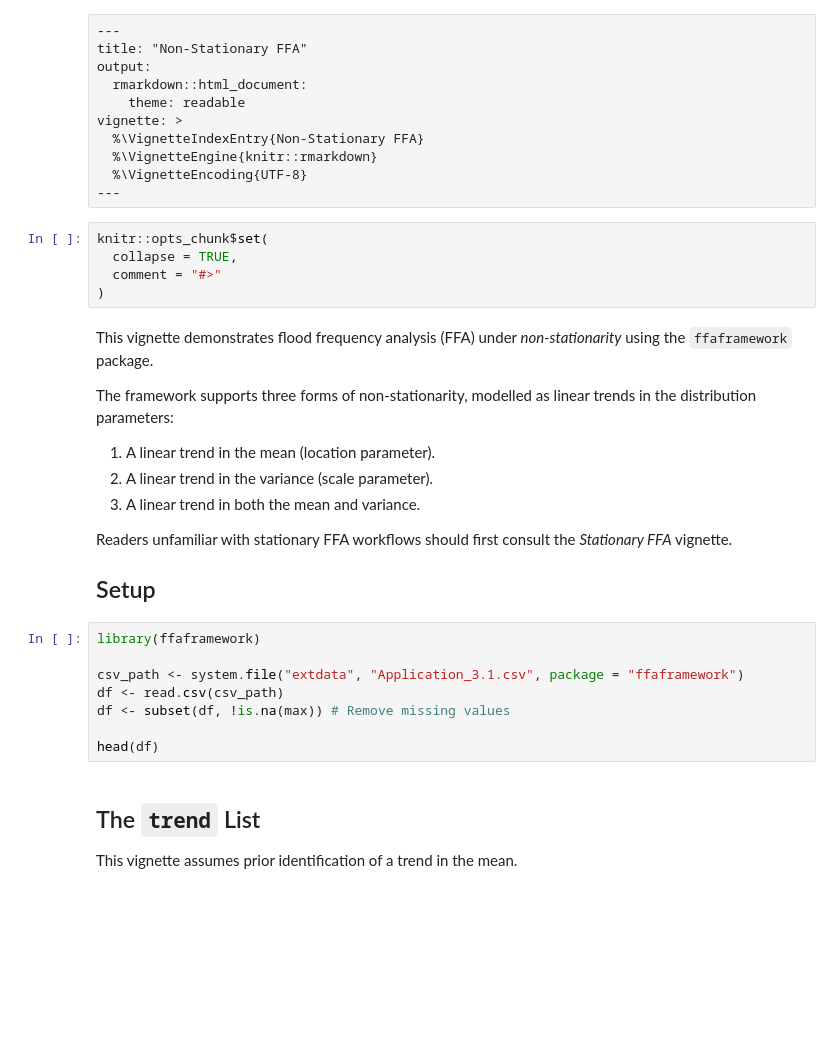
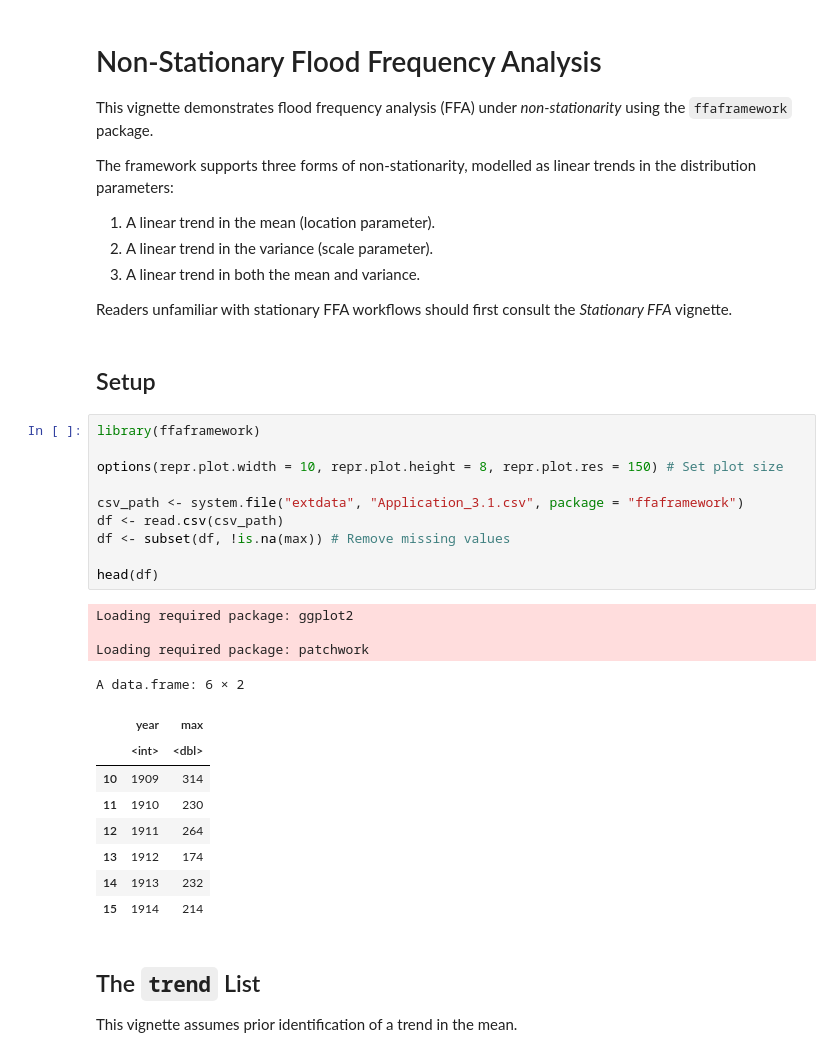
Before and after one commit to rileywheadon/ffa-docs, a Jupyter notebook: site/notebooks/non-stationary-ffa.ipynb, the cells around one changed output. Saved outputs shown, nothing was run; the diff lists cells and outputs as text; blank space fills up the shorter version.

```diff
--- a/site/notebooks/non-stationary-ffa.ipynb
+++ b/site/notebooks/non-stationary-ffa.ipynb
@@ -1,20 +1,6 @@
-# %% [raw]
----
-title: "Non-Stationary FFA"
-output:
-  rmarkdown::html_document:
-    theme: readable
-vignette: >
-  %\VignetteIndexEntry{Non-Stationary FFA}
-  %\VignetteEngine{knitr::rmarkdown}
-  %\VignetteEncoding{UTF-8}
----
-# %%
-knitr::opts_chunk$set(
-  collapse = TRUE,
-  comment = "#>"
-)
 # %% [markdown]
+# Non-Stationary Flood Frequency Analysis
+
 This vignette demonstrates flood frequency analysis (FFA) under *non-stationarity* using the `ffaframework` package.
 
 The framework supports three forms of non-stationarity, modelled as linear trends in the distribution parameters:
@@ -24,16 +10,31 @@ The framework supports three forms of non-stationarity, modelled as linear trend
 3. A linear trend in both the mean and variance.
 
 Readers unfamiliar with stationary FFA workflows should first consult the *Stationary FFA* vignette.
-
-## Setup
-# %%
-library(ffaframework)
-
-csv_path <- system.file("extdata", "Application_3.1.csv", package = "ffaframework")
-df <- read.csv(csv_path)
-df <- subset(df, !is.na(max)) # Remove missing values
-
-head(df)
+# %% [markdown]
+## Setup
+# %%
+library(ffaframework)
+
+options(repr.plot.width = 10, repr.plot.height = 8, repr.plot.res = 150) # Set plot size
+
+csv_path <- system.file("extdata", "Application_3.1.csv", package = "ffaframework")
+df <- read.csv(csv_path)
+df <- subset(df, !is.na(max)) # Remove missing values
+
+head(df)
+# %% [output]
+Loading required package: ggplot2
+
+Loading required package: patchwork
+A data.frame: 6 × 2
+|  | year | max |
+|  | <int> | <dbl> |
+| 10 | 1909 | 314 |
+| 11 | 1910 | 230 |
+| 12 | 1911 | 264 |
+| 13 | 1912 | 174 |
+| 14 | 1913 | 232 |
+| 15 | 1914 | 214 |
 # %% [markdown]
 ## The `trend` List
 
```
Also changed, not shown: parts of 9 cells of this notebook, 12 other files.
